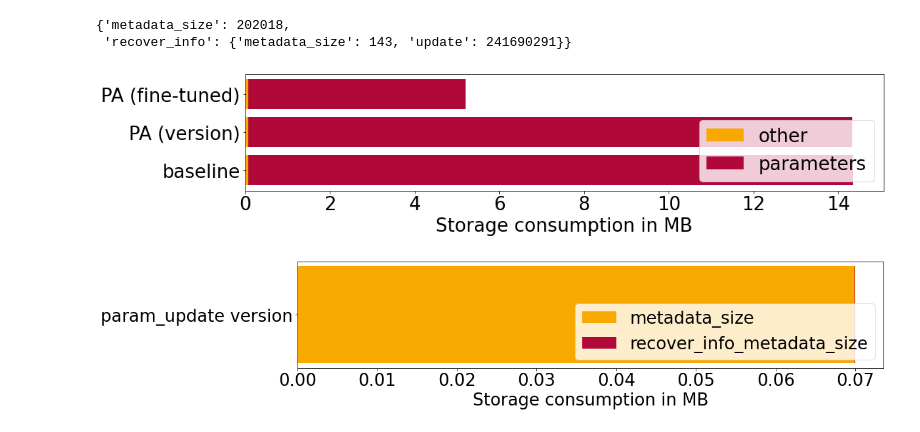
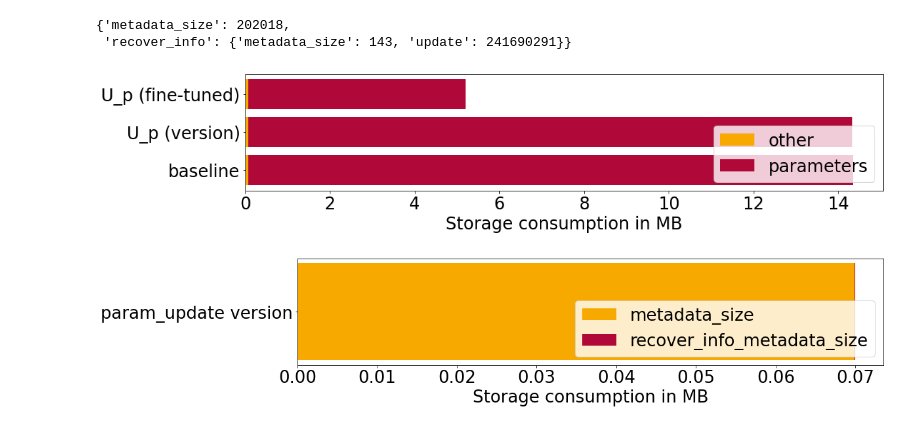
Before and after one commit to slin96/master-thesis, a Jupyter notebook: experiments/plots/storage_consumption.ipynb, the cells around one changed output. Drawn from its saved outputs; the diff is of its cells as text; code cells hidden in the pictures.

```diff
--- a/experiments/plots/storage_consumption.ipynb
+++ b/experiments/plots/storage_consumption.ipynb
@@ -178,9 +183,11 @@ meta_params_dict = {BASELINE: _baseline_mobilenet_meta_params}
 colors = [HPI_LIGHT_ORANGE, HPI_RED, HPI_ORANGE, GREY]
 
 
-def plot_abs_storage_dist(_meta_code_params_dict, save_path=None):
-    plt.rc('font', size=26)
-
+def plot_abs_storage_dist(_meta_code_params_dict, save_path=None, font_size=None):
+    if font_size:
+        plt.rc('font', size=font_size)
+    else:
+        plt.rc('font', size=28)
     f = plt.figure()
     f.set_figwidth(20)
     f.set_figheight(4)
@@ -317,14 +324,14 @@ u_2_storage_consumption = meta[CONSUMPTIONS][U_2]
 version_flat = flatten_dict(u_2_storage_consumption)
 param_update_mobilenet_version_meta_params = split_in_params_and_rest(version_flat)
 
-meta_params_dict['PA (version)'] = param_update_mobilenet_version_meta_params
+meta_params_dict['U_p (version)'] = param_update_mobilenet_version_meta_params
 # %%
 meta = filter_meta(storage_meta, model=MOBILENET, approach=PARAM_UPDATE, snapshot_type=FINE_TUNED, snapshot_dist='food')[1]
 u_2_storage_consumption = meta[CONSUMPTIONS][U_2]
 fine_tuned_flat = flatten_dict(u_2_storage_consumption)
 param_update_mobilenet_fine_tuned_meta_params = split_in_params_and_rest(fine_tuned_flat)
 
-meta_params_dict['PA (fine-tuned)'] = param_update_mobilenet_fine_tuned_meta_params
+meta_params_dict['U_p (fine-tuned)'] = param_update_mobilenet_fine_tuned_meta_params
 # %%
 meta = filter_meta(storage_meta, model=RESNET_152, approach=BASELINE, snapshot_type=VERSION, snapshot_dist='food')[0]
 u_2_storage_consumption = meta[CONSUMPTIONS][U_2]
@@ -343,10 +350,9 @@ meta[CONSUMPTIONS][U_2]
 {'metadata_size': 202018,
  'recover_info': {'metadata_size': 143, 'update': 241690291}}
 # %%
-plt.rc('font', size=20)
-plot_abs_storage_dist(meta_params_dict, save_path='./saved-plots/param-update/mobilenet-storage-dist')
+plot_abs_storage_dist(meta_params_dict, save_path='./saved-plots/param-update/mobilenet-storage-dist', font_size=24)
 # %% [output]
-[figure, old version]
+[figure, new version]
 # %%
 plt.rc('font', size=20)
 del version_flat['recover_info_update']
```
Also changed, not shown: parts of 16 cells of this notebook, 1 other file.
